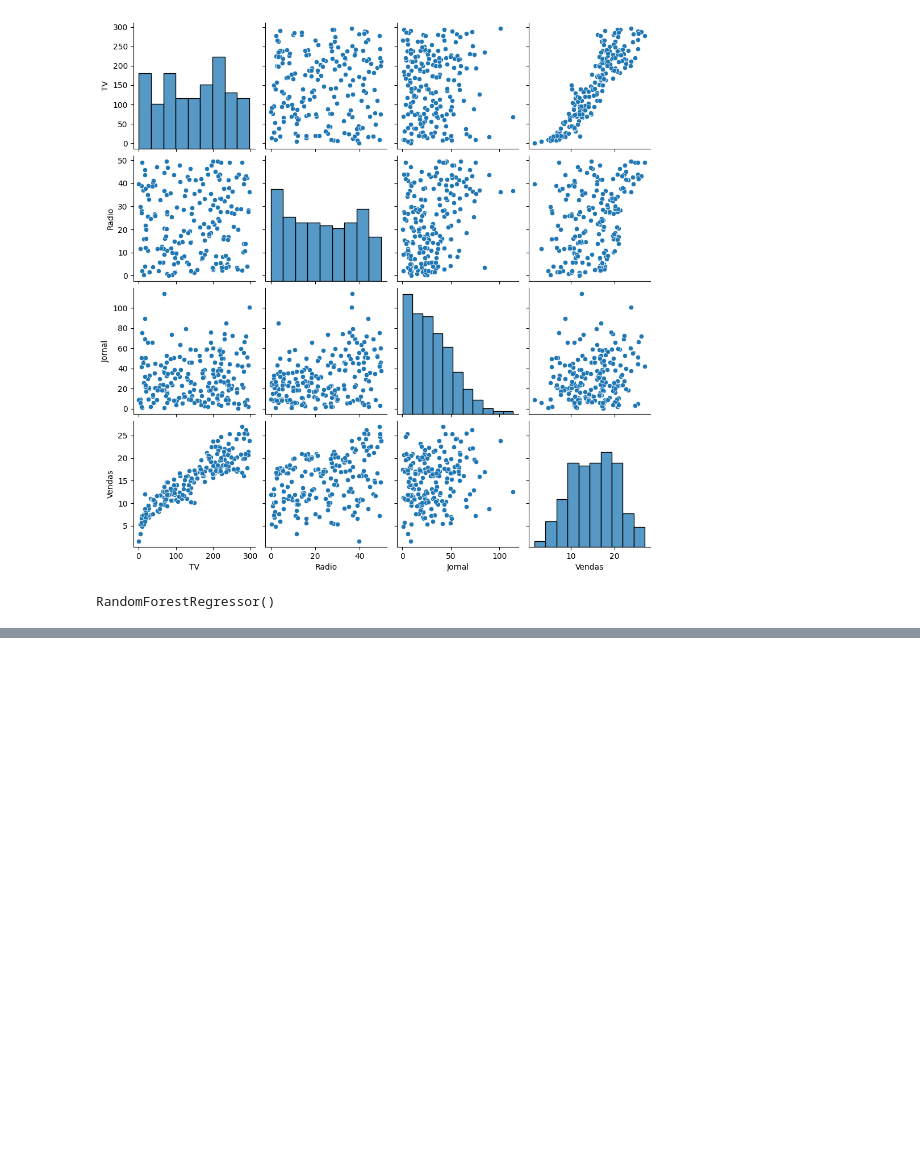
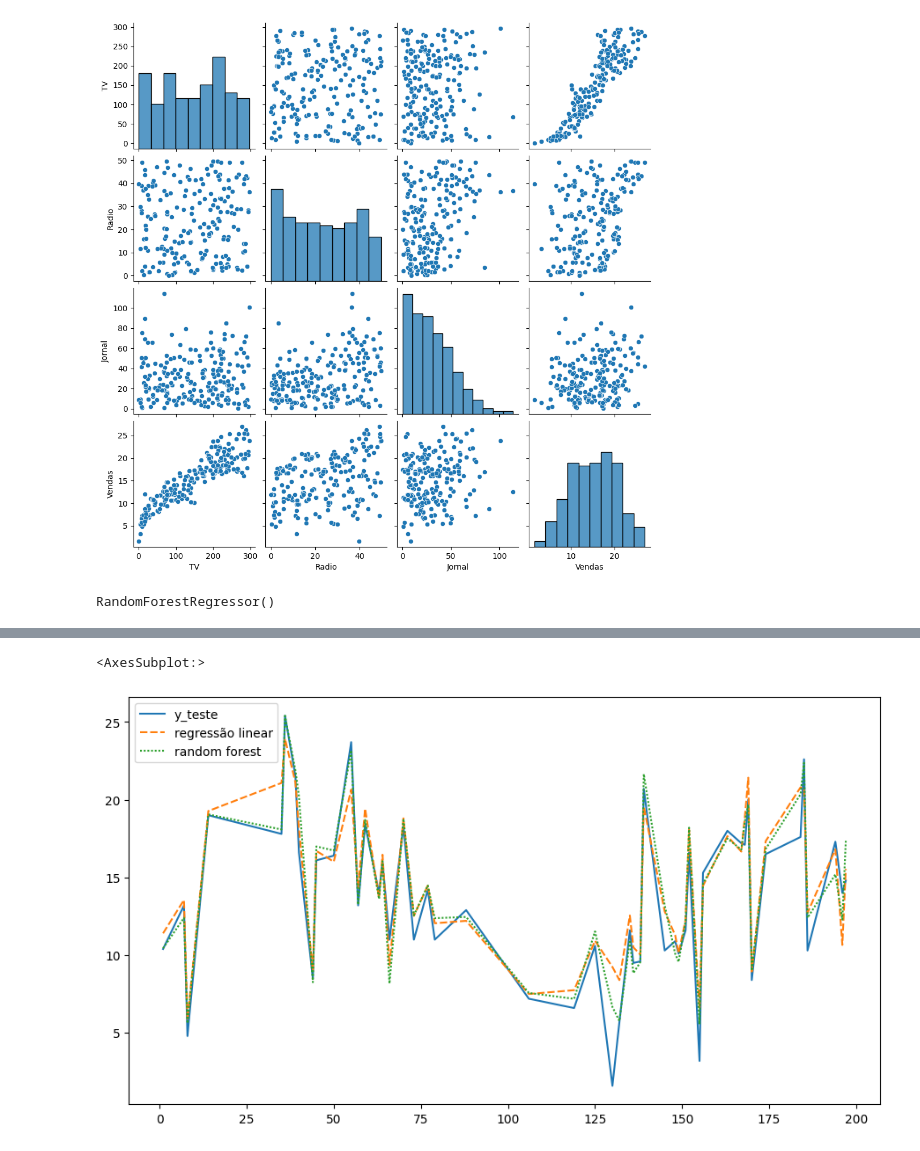
Before and after one commit to Marlon-Santiago/Provis-o_de_Vendas, a Jupyter notebook: Previsao_Vendas.ipynb, the cells around one changed output, grey strips where cells are left out. Drawn from its saved outputs; the diff is of its cells as text; code cells hidden in the pictures; blank space fills up the shorter version.

Commit message:
update
fazendo o gráfico de importância, e fazendo  o teste da inteligência artificial em outra base de dados pra ver com ela se comporta

```diff
--- a/Previsao_Vendas.ipynb
+++ b/Previsao_Vendas.ipynb
@@ -50,0 +51,11 @@ print(f' A regreção linear é de {metrics.r2_score(y_teste, previsao_regreçao
+# %%
+tabela_auxiliar = pd.DataFrame()
+tabela_auxiliar['y_teste'] = y_teste
+tabela_auxiliar['regressão linear'] = previsao_regreçaolinear
+tabela_auxiliar['random forest'] = previsao_randomforest
+
+plt.figure(figsize = (11, 6))
+sns.lineplot(data = tabela_auxiliar)
+# %% [output]
+<AxesSubplot:>
+[figure, added]
```
Also changed, not shown: parts of 5 cells of this notebook, 1 other file.
